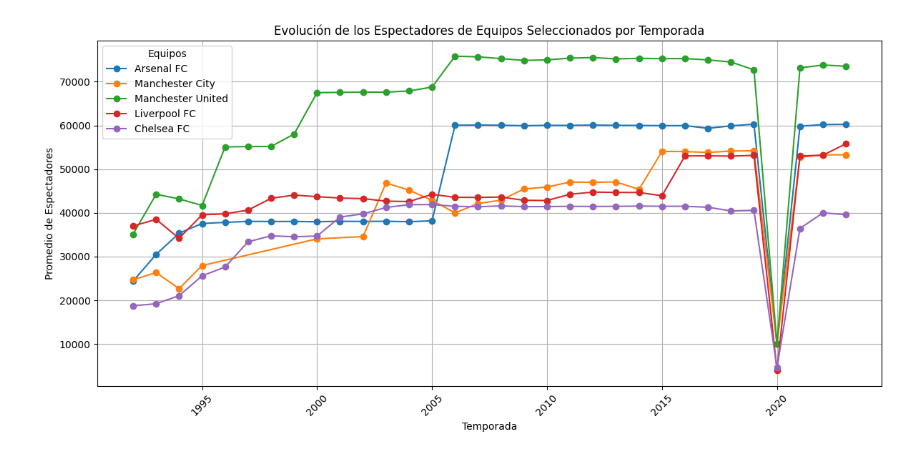
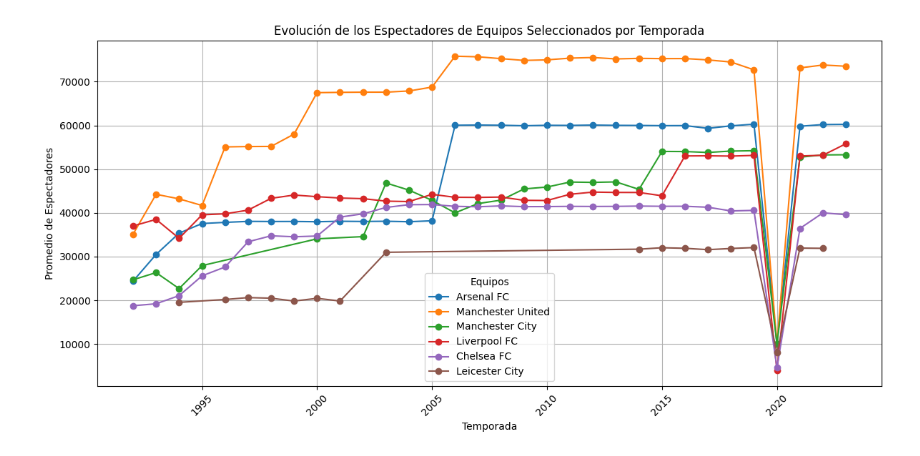
Before and after one commit to SrAlcast/Proyecto5-Premier_in_Data, a Jupyter notebook: notebooks/4.Visualizations/Visualizations.ipynb, the cells around one changed output. Drawn from its saved outputs; the diff is of its cells as text; code cells hidden in the pictures.

```diff
--- a/notebooks/4.Visualizations/Visualizations.ipynb
+++ b/notebooks/4.Visualizations/Visualizations.ipynb
@@ -9,8 +10,3 @@ df_info=pd.read_csv(f'../../data/transformed/info_clubes_transformed.csv')
 clasificaciones_df=pd.read_csv(f'../../data/transformed/clasificaciones_premier_transformed.csv')
 asistencia_df=pd.read_csv(f'../../data/transformed/asistencia_estadios_transformed.csv')
 df_clubes=pd.read_csv(f'../../data/transformed/clubes.csv')
-# %%
-# Limpiar y combinar los DataFrames
-asistencia_df['Equipo'] = asistencia_df['Equipo'].str.strip()
-clasificaciones_df['equipo'] = clasificaciones_df['equipo'].str.strip()
-merged_df = pd.merge(asistencia_df, clasificaciones_df, left_on='Equipo', right_on='equipo', how='inner')
@@ -208,0 +13,12 @@ plt.show()
+# %%
+Equipos_seleccionados = ['Arsenal FC', 'Manchester United', 'Manchester City', 'Liverpool FC', 'Chelsea FC','Leicester City']
+datos_filtrados = clasificaciones_df[clasificaciones_df['equipo'].isin(Equipos_seleccionados)]
+
+plt.figure(figsize=(14, 6))
+sns.lineplot(data=datos_filtrados, x='temporada', y='puntos_total', hue='equipo')
+plt.title('Evolución de Puntos Totales por Temporada')
+plt.xlabel('Temporada')
+plt.ylabel('Puntos Totales')
+plt.xticks(rotation=45)
+plt.tight_layout()
+plt.show()
@@ -209,26 +116,19 @@ plt.show()
 # %%
-# Filtrar los datos para los equipos seleccionados
-selected_teams = ['Arsenal FC', 'Manchester City', 'Manchester United', 'Liverpool FC', 'Chelsea FC']
-filtered_data = asistencia_df[asistencia_df['Equipo'].isin(selected_teams)]
+datos_filtrados = asistencia_df[asistencia_df['Equipo'].isin(Equipos_seleccionados)]
 
-# Crear un gráfico de líneas para ver la evolución de los espectadores por temporada para los equipos seleccionados
 plt.figure(figsize=(12, 6))
 
-# Dibujar líneas para cada equipo
-for team in selected_teams:
-    team_data = filtered_data[filtered_data['Equipo'] == team]
+for team in Equipos_seleccionados:
+    team_data = datos_filtrados[datos_filtrados['Equipo'] == team]
     plt.plot(team_data['Temporada'], team_data['Promedio'], marker='o', label=team)
 
-# Añadir títulos y etiquetas
 plt.title('Evolución de los Espectadores de Equipos Seleccionados por Temporada')
 plt.xlabel('Temporada')
 plt.ylabel('Promedio de Espectadores')
-plt.xticks(rotation=45)  # Rotar las etiquetas del eje x para mejor visibilidad
+plt.xticks(rotation=45)
 plt.grid()
 plt.legend(title='Equipos')
-
-# Mostrar el gráfico
 plt.tight_layout()
 plt.show()
 # %% [output]
-[figure, old version]
+[figure, new version]
```
Also changed, not shown: parts of 15 cells of this notebook, 2 other files.
